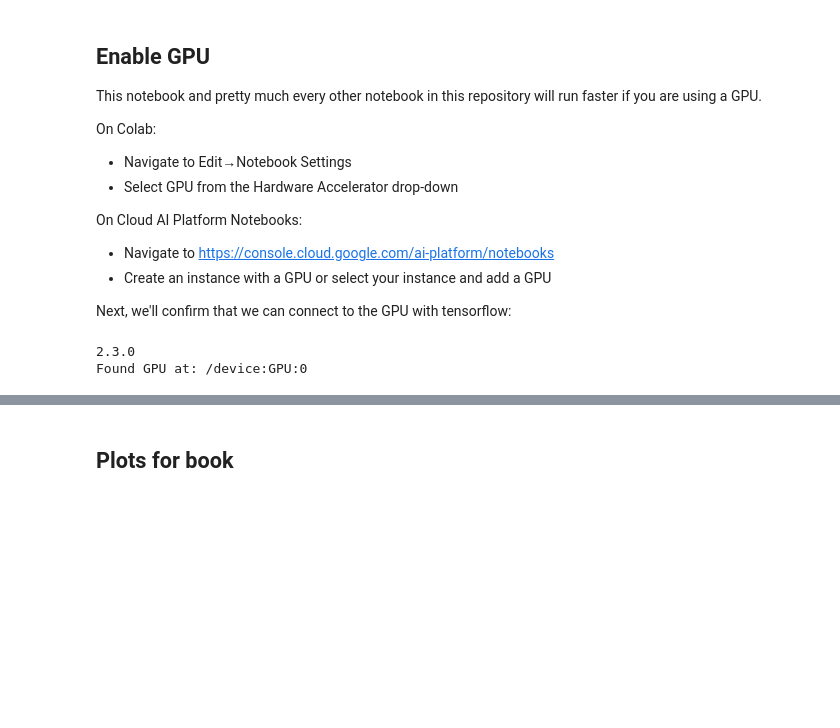
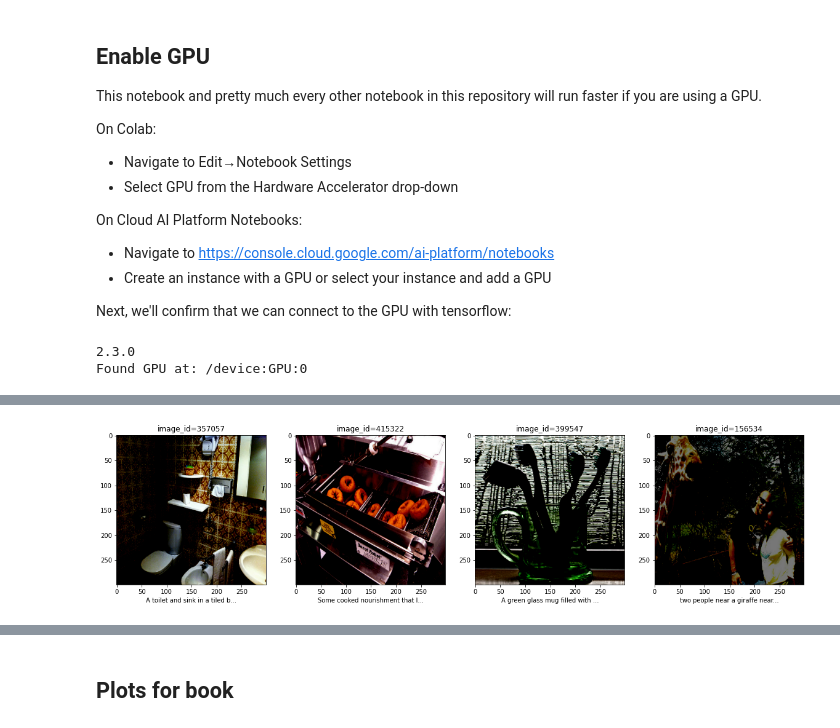
Before and after one commit to GoogleCloudPlatform/practical-ml-vision-book, a Jupyter notebook: 04_problem_types/04_image_captioning.ipynb, the cells around one changed output, grey strips where cells are left out. Cells and saved outputs as stored; diff of their text form; code cells hidden in the pictures; blank space fills up the shorter version.

Commit message:
End-to-end captioning model

```diff
--- a/04_problem_types/04_image_captioning.ipynb
+++ b/04_problem_types/04_image_captioning.ipynb
@@ -93,7 +116,20 @@ import numpy as np
 import tensorflow as tf
 import tensorflow_datasets as tfds
 
-trainds = tfds.load('coco_captions', split='train', shuffle_files=True)
-for example in trainds.take(1):
-  print(example)
-  print(list(example.keys())
+def get_image_label(example):
+  captions = example['captions']['text'] # all the captions
+  img_id = example['image/id']
+  img = example['image']
+  img = tf.image.resize(img, (IMG_WIDTH, IMG_HEIGHT)) # inception size
+  img = tf.keras.applications.inception_v3.preprocess_input(img)
+  return {
+        'image_tensor': img,
+        'image_id': img_id,
+        'captions': captions
+  }
+
+trainds = tfds.load('coco_captions',
+                    split='train',
+                    shuffle_files=False,
+                    data_dir=GCS_DIR).map(get_image_label)
+trainds = trainds.take(NUM_TRAIN_IMAGES)
@@ -103,5 +136,7 @@ ResourceExhaustedError: ignored
-# %%
-images = generate_image(True)
-f, ax = plt.subplots(1, len(images), figsize=(15, 5))
-for idx, img in enumerate(images):
-  ax[idx].imshow(img)
+# %%
+f, ax = plt.subplots(1, 4, figsize=(20, 5))
+for idx, data in enumerate(trainds.take(4)):
+  ax[idx].imshow(data['image_tensor'].numpy())
+  ax[idx].set_title('image_id={}'.format(data['image_id'].numpy()))
+  ax[idx].set_xlabel(data['captions'].numpy()[0].decode('utf-8')[:30] + str("..."))
+# %% [output]
@@ -107,0 +147 @@ for idx, img in enumerate(images):
+[figure, added]
```
Also changed, not shown: parts of 20 cells of this notebook.
